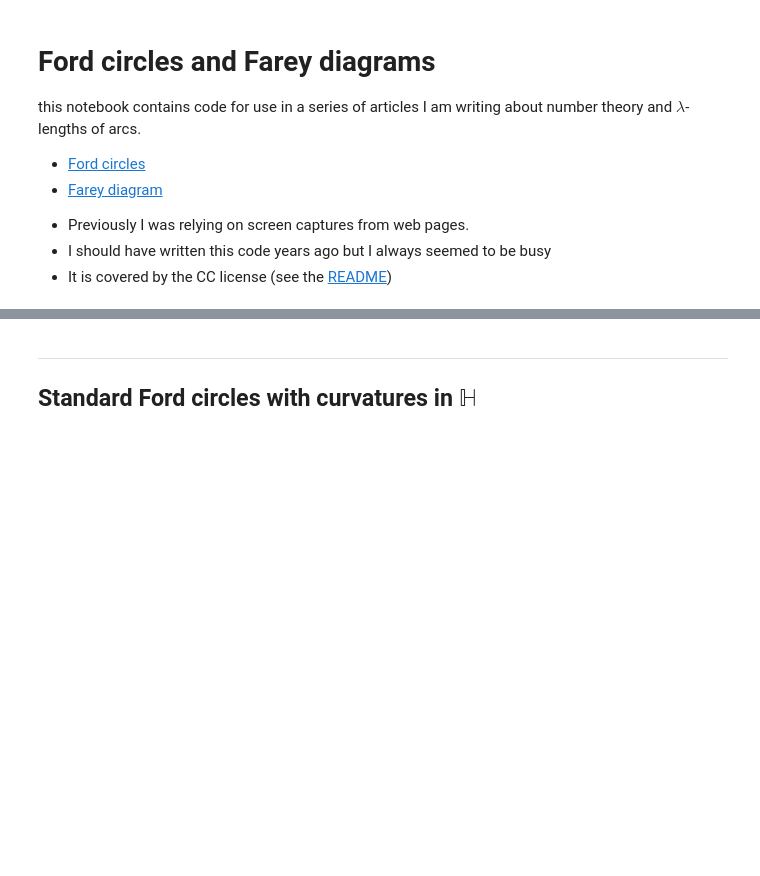
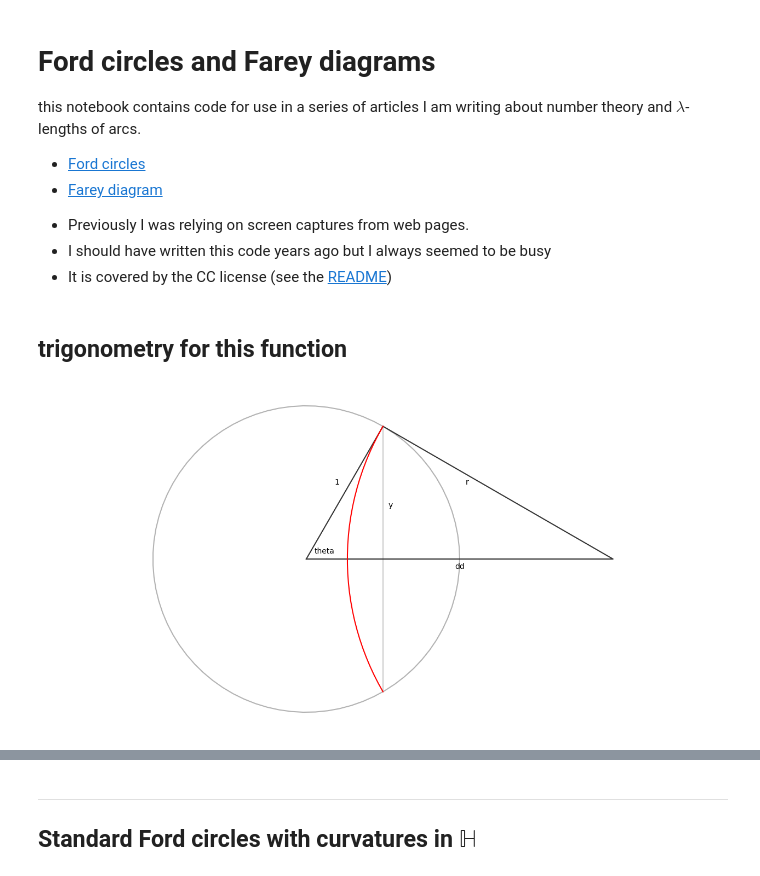
Before and after one commit to macbuse/FAREY_DIAGRAM, a Jupyter notebook: farey_diagram.ipynb, the cells around one changed output, grey strips where cells are left out. Cells and saved outputs as stored; diff of their text form; code cells hidden in the pictures; blank space fills up the shorter version.

```diff
--- a/farey_diagram.ipynb
+++ b/farey_diagram.ipynb
@@ -15,0 +26,42 @@ import matplotlib.pyplot as plt
+# %% [markdown]
+## trigonometry for this function
+# %%
+fig, ax = plt.subplots()
+fig.set_size_inches(16,8)
+ax.axis('equal')
+ax.axis('off')
+
+T = np.linspace(0,2*np.pi,80)
+Z = np.exp(1J*T)
+
+a = np.exp(1J*np.pi/3)
+b = a.conj()
+chord = np.array([a,b])
+center, r, theta = seg2arc(a,b)
+triangle = np.array([0,a,center,0])
+
+ax.plot(Z.real, Z.imag,'.7');
+ax.plot(chord.real,chord.imag,'.8');
+ax.plot(triangle.real,triangle.imag,'.2');
+
+T = np.linspace(-theta, theta, 30)
+arc = -r*np.exp(1J*T)*(center/abs(center)) + center
+ax.plot( arc.real, arc.imag,'r');
+
+ax.annotate(f"y",xy=(.55, .35), xytext=(0,0),
+                textcoords='offset points', ha='center', va='center')
+
+ax.annotate(f"r",xy=(1.05, .5), xytext=(0,0),
+                textcoords='offset points', ha='center', va='center')
+
+ax.annotate(f"1",xy=(.2, .5), xytext=(0,0),
+                textcoords='offset points', ha='center', va='center')
+
+ax.annotate(f"dd",xy=(1, -.05), xytext=(0,0),
+                textcoords='offset points', ha='center', va='center');
+
+
+ax.annotate(f"theta",xy=(0.12, .05), xytext=(0,0),
+                textcoords='offset points', ha='center', va='center');
+# %% [output]
+[figure, added]
```
Also changed, not shown: parts of 7 cells of this notebook, 3 other files.
